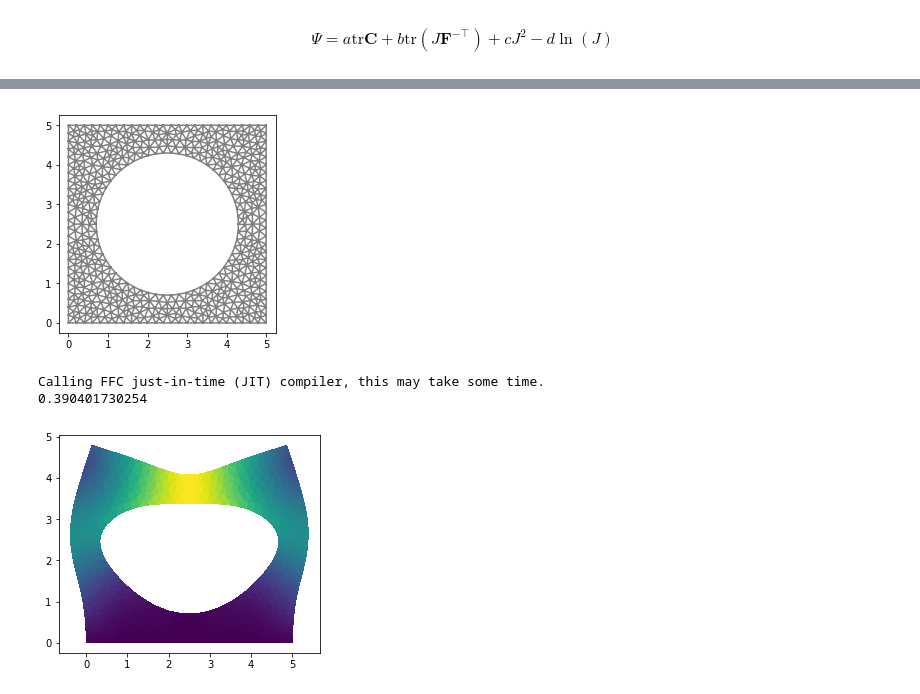
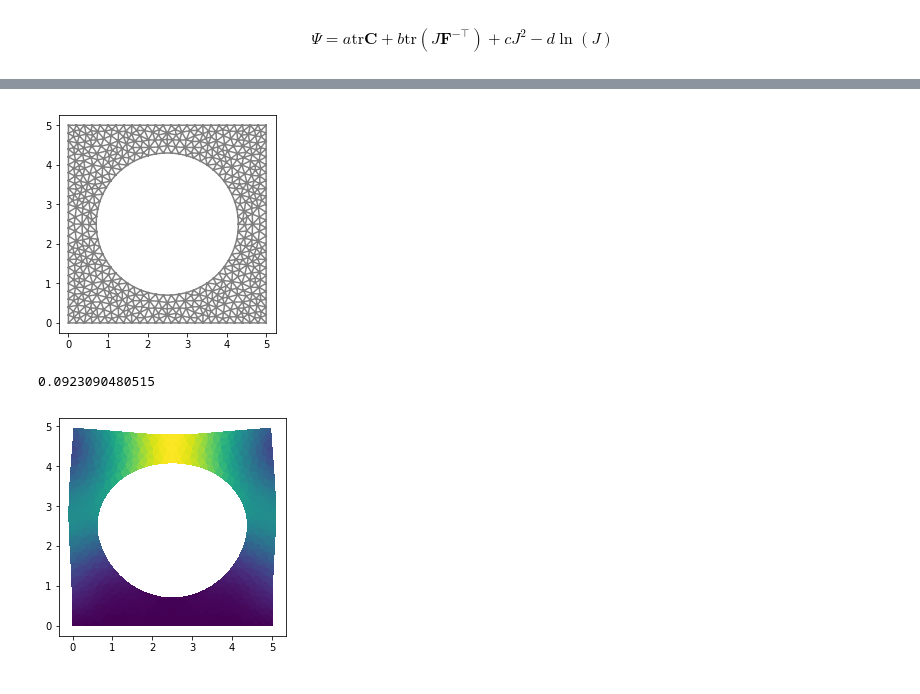
Before and after one commit to georgiosmalik/fenics-course, a Jupyter notebook: docs/source/2DNonlinearElasticity/2DNonlinearElasticity.ipynb, the cells around one changed output, grey strips where cells are left out. Cells and saved outputs as stored; diff of their text form; code cells hidden in the pictures.

```diff
--- a/docs/source/2DNonlinearElasticity/2DNonlinearElasticity.ipynb
+++ b/docs/source/2DNonlinearElasticity/2DNonlinearElasticity.ipynb
@@ -53,7 +135,9 @@ Obrazek.
 import fenics as fe
 import matplotlib.pyplot as plt
 import numpy as np
+import ufl
 
+fe.set_log_level(13)
 
 # --------------------
 # Functions and classes
@@ -76,15 +160,19 @@ def sigma(u):
 # Parameters
 # --------------------
 # Lame's constants
-lmbda = 1.25
-mu = 20
+#lmbda = 1.25
+#mu = 20
+
+E = 20.0e6
+mu = 0.5*E
+rho_0 = 200.0
 
 l_x, l_y = 5.0, 5.0  # Domain dimensions
 n_x, n_y = 500, 500  # Number of elements
 
 # Load
-f_int = 1.0
-b_int = 0.0
+g_int = 1.0e5
+b_int = -10.0
 
 # --------------------
 # Geometry
@@ -110,45 +198,51 @@ V = fe.VectorFunctionSpace(mesh, "CG", 1)
 u_tr = fe.TrialFunction(V)
 u_test = fe.TestFunction(V)
 u = fe.Function(V)
-f = fe.Constant((0.0, f_int))
+g = fe.Constant((0.0, g_int))
 b = fe.Constant((0.0, b_int))
+N = fe.Constant((0.0, 1.0))
 
-a, b, c, d = 1.0, 1.0, 1.0, 1.0
+aa, bb, cc, dd, ee = 0.5*mu, 0.0, 0.0, mu, -1.5*mu
 
 # --------------------
 # Boundary conditions
 # --------------------
 bc = fe.DirichletBC(V, fe.Constant((0.0, 0.0)), bottom)
 
 # --------------------
 # Weak form
 # --------------------
 I = fe.Identity(2)
 F = I + fe.grad(u)  # Deformation gradient
 C = F.T*F  # Right Cauchy-Green tensor
 J = fe.det(F)  # Determinant of deformation fradient
 
-psi = a*fe.tr(C) + b*fe.tr(fe.cofac(C)) + c*J**2 - d*fe.ln(J)
-
-a = fe.inner(sigma(u_tr), epsilon(u_test))*fe.dx
-l = fe.dot(b, u_test)*fe.dx - fe.inner(f, u_test)*ds(1)
+#psi = (aa*fe.tr(C) + bb*fe.tr(ufl.cofac(C)) + cc*J**2 - dd*fe.ln(J))*fe.dx - fe.dot(b, u)*fe.dx + fe.inner(f, u)*ds(1)
+n = fe.dot(ufl.cofac(F), N)
+surface_def = fe.sqrt(fe.inner(n, n))
+psi = (aa*fe.inner(F, F) + ee - dd*fe.ln(J))*fe.dx - rho_0*J*fe.dot(b, u)*fe.dx + surface_def*fe.inner(g, u)*ds(1)
 
 # --------------------
 # Solver
 # --------------------
-u = fe.Function(V)
-A_ass, L_ass = fe.assemble_system(a, l, bc)
-fe.solve(A_ass, u.vector(), L_ass)
+Form = fe.derivative(psi, u, u_test)
+Jac = fe.derivative(Form, u, u_tr)
+
+problem = fe.NonlinearVariationalProblem(Form, u, bc, Jac)
+solver = fe.NonlinearVariationalSolver(problem)
+prm = solver.parameters
+#prm["newton_solver"]["error_on_convergence"] = False
+#fe.solve(Form == 0, u, bc, J=Jac, solver_parameters={"error_on_convergence": False})
+solver.solve()
 
 print(np.amax(u.vector()[:]))
 
 # --------------------
 # Post-process
 # --------------------
 fe.plot(u, mode="displacement")
 plt.show()
 # %% [output]
 [figure]
-Calling FFC just-in-time (JIT) compiler, this may take some time.
-0.390401730254
+0.0923090480515
-[figure, old version]
+[figure, new version]
```
Also changed, not shown: parts of 5 cells of this notebook.
